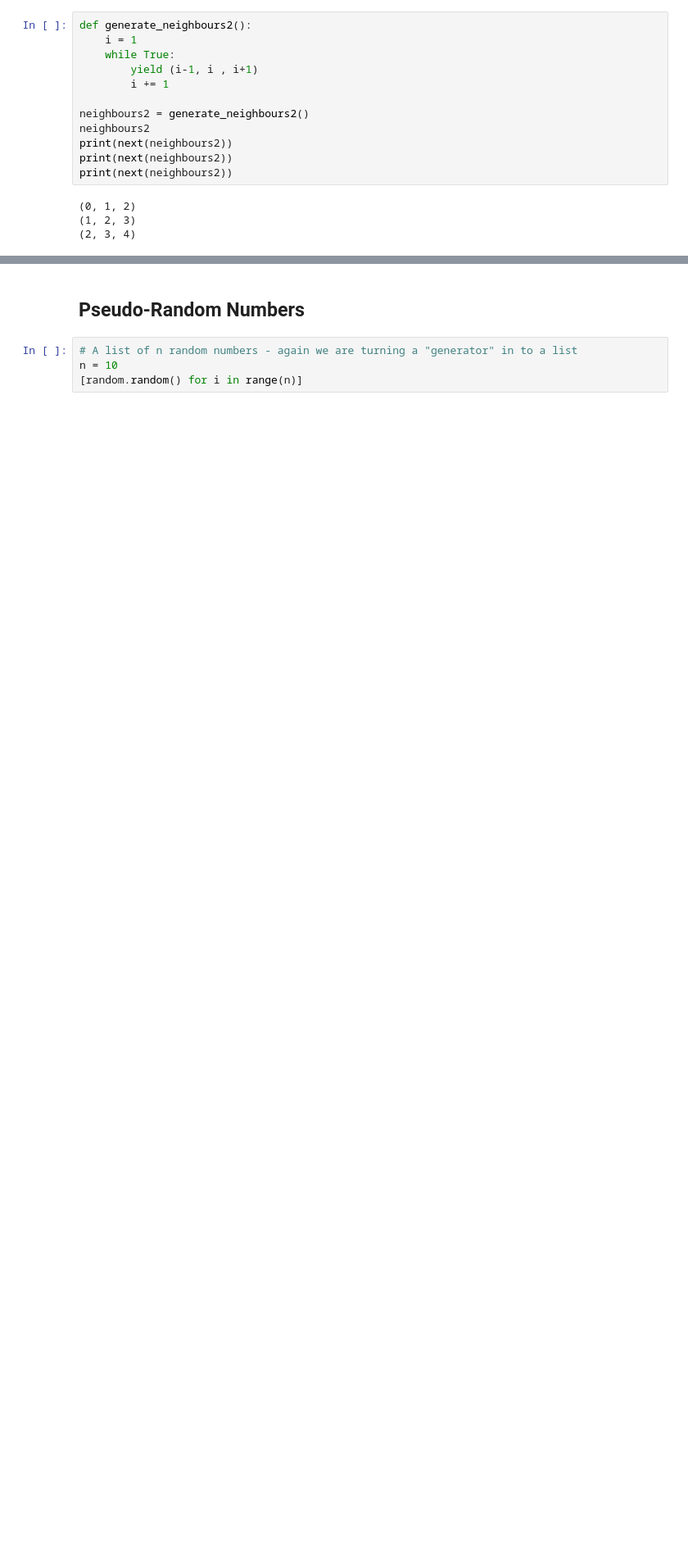
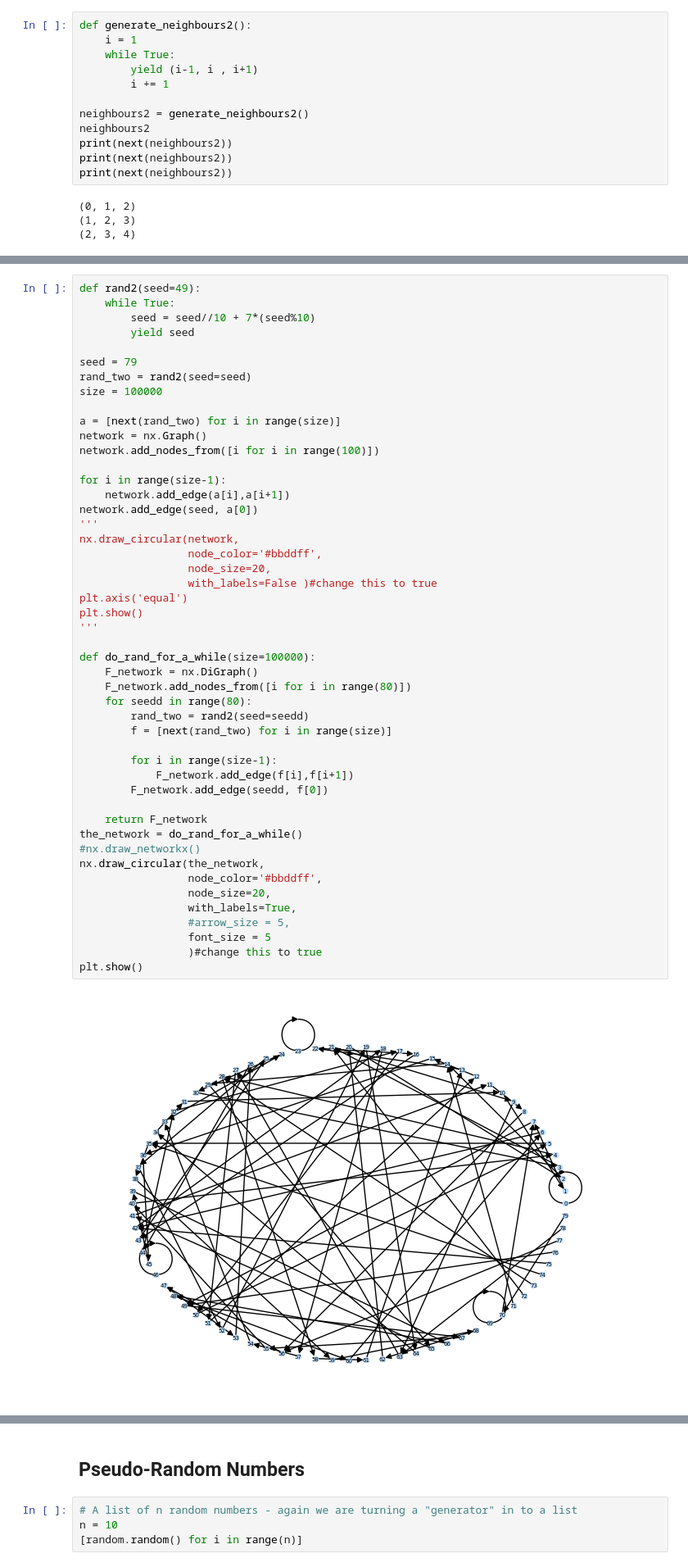
Before and after one commit to Gipir/cap-comp215, a Jupyter notebook: examples/week4.ipynb, the cells around one changed output, grey strips where cells are left out. Shown at 82% size. Cells and saved outputs as stored; diff of their text form; blank space fills up the shorter version.

```diff
--- a/examples/week4.ipynb
+++ b/examples/week4.ipynb
@@ -56,0 +60,50 @@ print(next(neighbours2))
+# %%
+def rand2(seed=49):
+    while True:
+        seed = seed//10 + 7*(seed%10)
+        yield seed
+
+seed = 79
+rand_two = rand2(seed=seed)
+size = 100000
+
+a = [next(rand_two) for i in range(size)]
+network = nx.Graph()
+network.add_nodes_from([i for i in range(100)])
+
+for i in range(size-1):
+    network.add_edge(a[i],a[i+1])
+network.add_edge(seed, a[0])
+'''
+nx.draw_circular(network,
+                 node_color='#bbddff',
+                 node_size=20,
+                 with_labels=False )#change this to true
+plt.axis('equal')
+plt.show()
+'''
+
+def do_rand_for_a_while(size=100000):
+    F_network = nx.DiGraph()
+    F_network.add_nodes_from([i for i in range(80)])
+    for seedd in range(80):
+        rand_two = rand2(seed=seedd)
+        f = [next(rand_two) for i in range(size)]
+
+        for i in range(size-1):
+            F_network.add_edge(f[i],f[i+1])
+        F_network.add_edge(seedd, f[0])
+
+    return F_network
+the_network = do_rand_for_a_while()
+#nx.draw_networkx()
+nx.draw_circular(the_network,
+                 node_color='#bbddff',
+                 node_size=20,
+                 with_labels=True,
+                 #arrow_size = 5,
+                 font_size = 5
+                 )#change this to true
+plt.show()
+# %% [output]
+[figure, added]
```
Also changed, not shown: parts of 10 cells of this notebook, 1 other file.
